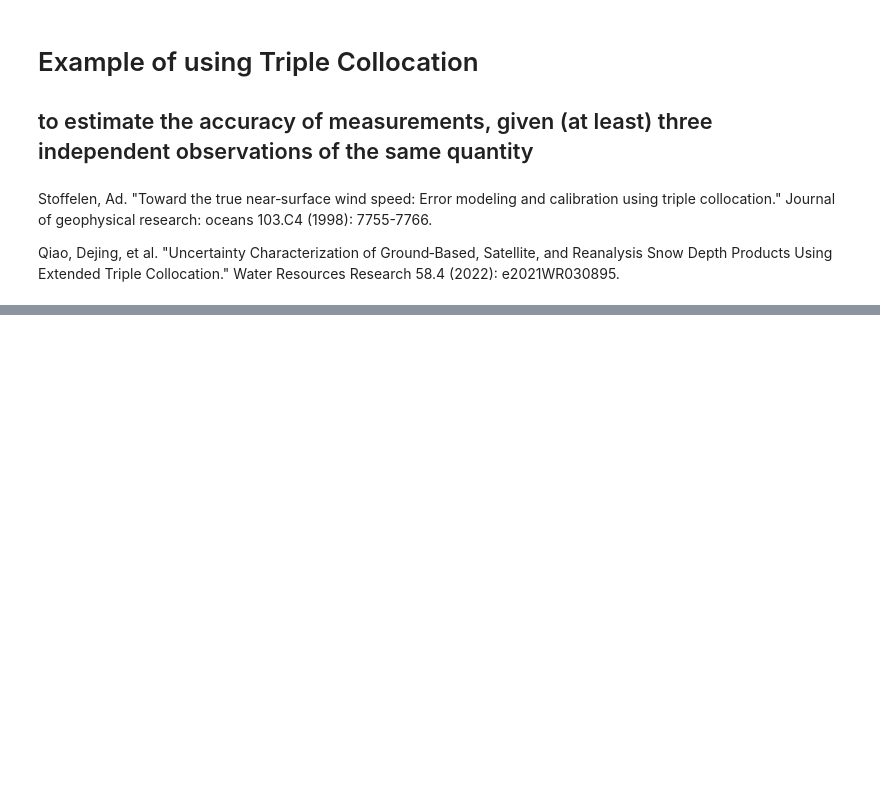
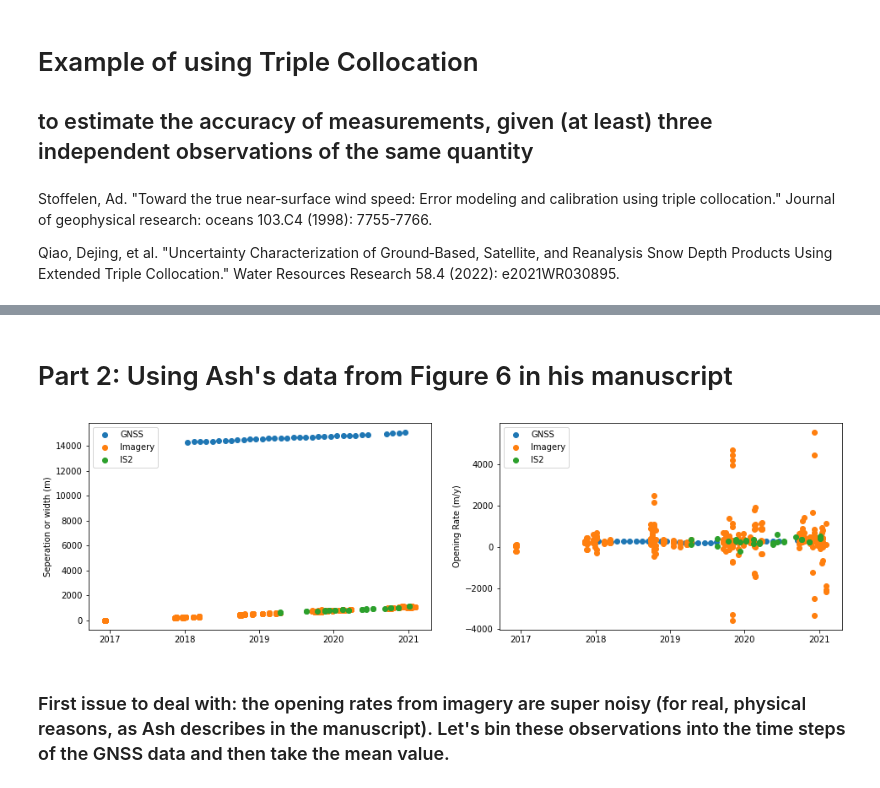
Before and after one commit to bradlipovsky/triple-collocation, a Jupyter notebook: tricolo.ipynb, the cells around one changed output, grey strips where cells are left out. Drawn from its saved outputs; the diff is of its cells as text; code cells hidden in the pictures; blank space fills up the shorter version.

Commit message:
got 3c working with Ash's data

```diff
--- a/tricolo.ipynb
+++ b/tricolo.ipynb
@@ -90,0 +92,46 @@ plt.plot([0,N_samples],[sigma[2], sigma[2]],'--k')
+# %% [markdown]
+# Part 2: Using Ash's data from Figure 6 in his manuscript
+# %%
+# Load the data and calculate velocities
+
+import pickle5 as pickle
+with open('fig6_data.pickle', 'rb') as f:
+    x = pickle.load(f)
+
+# t1 = x['GNSS_east_pre_calving_time']
+# w1 = x['GNSS_east_pre_calving_sep']
+# t2 = x['sat_east_pre_calving_time']
+# w2 = x['sat_east_pre_calving_width']
+# t3 = x['IS2_east_pre_calving_time']
+# w3 = x['IS2_east_pre_calving_width']
+
+t1 = x['GNSS_west_pre_calving_time']
+w1 = x['GNSS_west_pre_calving_sep']
+t2 = x['sat_west_pre_calving_time']
+w2 = x['sat_west_pre_calving_width']
+t3 = x['IS2_west_pre_calving_time']
+w3 = x['IS2_west_pre_calving_width']
+
+v1 = np.gradient(w1,t1)
+v2 = np.gradient(w2,t2)
+v3 = np.gradient(w3,t3)
+
+plt.subplots(1,2,figsize=(16,4.5))
+plt.subplot(121)
+plt.plot(t1,w1,'o',label='GNSS')
+plt.plot(t2,w2,'o',label='Imagery')
+plt.plot(t3,w3,'o',label='IS2')
+plt.ylabel('Seperation or width (m)')
+plt.legend()
+
+plt.subplot(1,2,2)
+plt.plot(t1,v1,'o',label='GNSS')
+plt.plot(t2,v2,'o',label='Imagery')
+plt.plot(t3,v3,'o',label='IS2')
+plt.ylabel('Opening Rate (m/y)')
+plt.legend()
+plt.show()
+# %% [output]
+[figure, added]
+# %% [markdown]
+### First issue to deal with: the opening rates from imagery are super noisy (for real, physical reasons, as Ash describes in the manuscript).  Let's bin these observations into the time steps of the GNSS data and then take the mean value.
```
Also changed, not shown: parts of 16 cells of this notebook.
